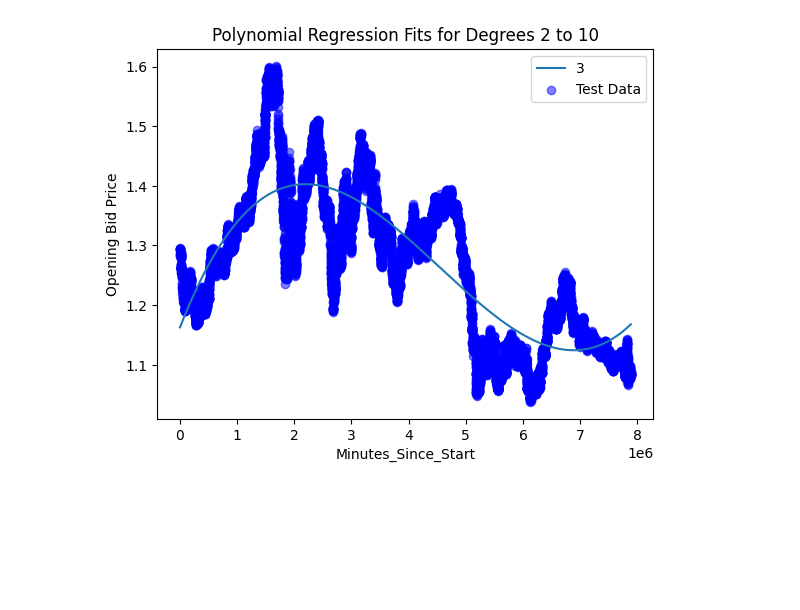
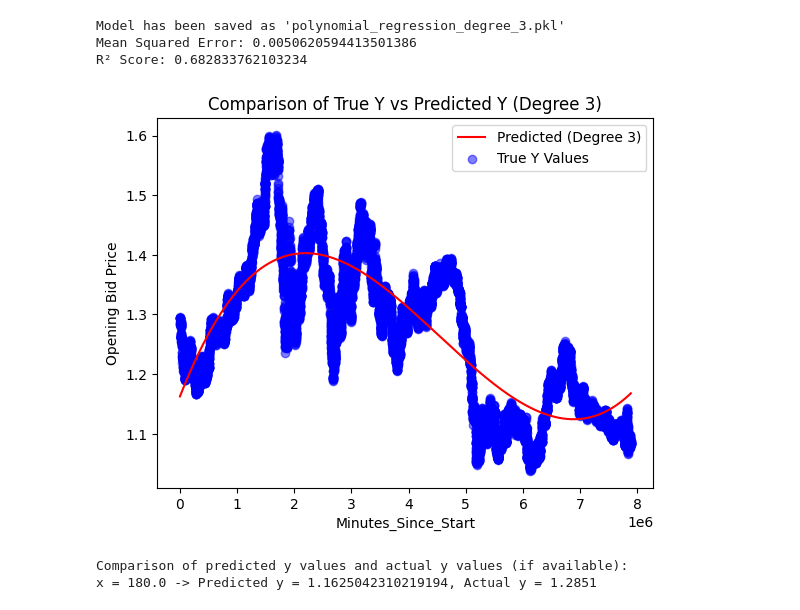
Before and after one commit to fidelismee/ML, a Jupyter notebook: Forex/EURUSD/eurusd_hour.csv/polinomial.ipynb, the cells around one changed output. Drawn from its saved outputs; the diff is of its cells as text; code cells hidden in the pictures; blank space fills up the shorter version.

```diff
--- a/Forex/EURUSD/eurusd_hour.csv/polinomial.ipynb
+++ b/Forex/EURUSD/eurusd_hour.csv/polinomial.ipynb
@@ -6,6 +6,7 @@ from sklearn.preprocessing import PolynomialFeatures
 from sklearn.linear_model import LinearRegression
 from sklearn.metrics import mean_squared_error, r2_score
 from sklearn.model_selection import train_test_split
+import pickle
 
 # Load the data
 df = pd.read_csv('eurusd_hour.csv')
@@ -37,42 +38,87 @@ df['Minutes_Since_Start'] = (df['Datetime'] - df['Datetime'].min()).dt.total_sec
 df = df.drop(columns=['Date', 'Time', 'Datetime'])
 
 # Feature selection
 x1 = df[['Minutes_Since_Start']]
 y1 = df[['Opening bid price']]
 
 # Split the data into training and testing sets (80% train, 20% test)
 x_train, x_test, y_train, y_test = train_test_split(x1, y1, test_size=0.2, random_state=42)
 
-# Create a plot with multiple polynomial degrees
+# Get user input for the degree of the polynomial
+degree = int(input("Enter the polynomial degree you want to use: "))
 
-    # Create polynomial features
-poly = PolynomialFeatures(degree=3)
+# Create polynomial features based on user input
+poly = PolynomialFeatures(degree=degree)
 x_train_poly = poly.fit_transform(x_train)
 x_test_poly = poly.transform(x_test)
 
-    # Fit the model
+# Fit the model
 model = LinearRegression()
 model.fit(x_train_poly, y_train)
 
-    # Predict using the model on the test data
+# Save the model to a file using pickle
+model_filename = f'polynomial_regression_degree_{degree}.pkl'
+with open(model_filename, 'wb') as file:
+    pickle.dump(model, file)
+
+print(f"Model has been saved as '{model_filename}'")
+
+# Predict using the model on the test data
 y_test_pred = model.predict(x_test_poly)
 
-    # Sort the test values for better visualization
+# Calculate metrics
+mse = mean_squared_error(y_test, y_test_pred)
+r2 = r2_score(y_test, y_test_pred)
+print(f"Mean Squared Error: {mse}")
+print(f"R² Score: {r2}")
+
+# Sort the test values for better visualization
 sort_axis = np.argsort(x_test['Minutes_Since_Start'].values)
 x_test_sorted = x_test['Minutes_Since_Start'].values[sort_axis]
 y_test_pred_sorted = y_test_pred[sort_axis]
+y_test_sorted = y_test.values[sort_axis]
 
-    # Plot the polynomial fit
-plt.plot(x_test_sorted, y_test_pred_sorted, label= 3)
+# Plot the polynomial fit (predicted y values)
+plt.plot(x_test_sorted, y_test_pred_sorted, label=f'Predicted (Degree {degree})', color='red')
 
-# Plot the actual test data
-plt.scatter(x_test, y_test, color='blue', label='Test Data', alpha=0.5)
+# Plot the actual test data (true y values)
+plt.scatter(x_test_sorted, y_test_sorted, color='blue', label='True Y Values', alpha=0.5)
 
 # Plot settings
 plt.xlabel('Minutes_Since_Start')
 plt.ylabel('Opening Bid Price')
-plt.title('Polynomial Regression Fits for Degrees 2 to 10')
+plt.title(f'Comparison of True Y vs Predicted Y (Degree {degree})')
 plt.legend()
 plt.show()
+
+# --- Predict y for new x values based on user input ---
+
+# Load the model from the file (already loaded, but to demonstrate use)
+with open(model_filename, 'rb') as file:
+    loaded_model = pickle.load(file)
+
+# Get user input for new x values (input should be space-separated)
+new_x_values_input = input("Enter new x values (Minutes_Since_Start) separated by spaces: ")
+new_x_values = np.array([[float(x)] for x in new_x_values_input.split()])
+
+# Transform the new x values to polynomial features
+new_x_poly = poly.transform(new_x_values)
+
+# Predict y values using the loaded model
+new_y_pred = loaded_model.predict(new_x_poly)
+
+# Print the predicted y values and the actual y values if available
+print("\nComparison of predicted y values and actual y values (if available):")
+for i, x_val in enumerate(new_x_values):
+    actual_y_value = df.loc[df['Minutes_Since_Start'] == x_val[0], 'Opening bid price']
+    if not actual_y_value.empty:
+        print(f"x = {x_val[0]} -> Predicted y = {new_y_pred[i][0]}, Actual y = {actual_y_value.values[0]}")
+    else:
+        print(f"x = {x_val[0]} -> Predicted y = {new_y_pred[i][0]}, Actual y = Not available in dataset")
 # %% [output]
+Model has been saved as 'polynomial_regression_degree_3.pkl'
+Mean Squared Error: 0.0050620594413501386
+R² Score: 0.682833762103234
-[figure, old version]
+[figure, new version]
+Comparison of predicted y values and actual y values (if available):
+x = 180.0 -> Predicted y = 1.1625042310219194, Actual y = 1.2851
```
Also changed, not shown: 2 other files.
